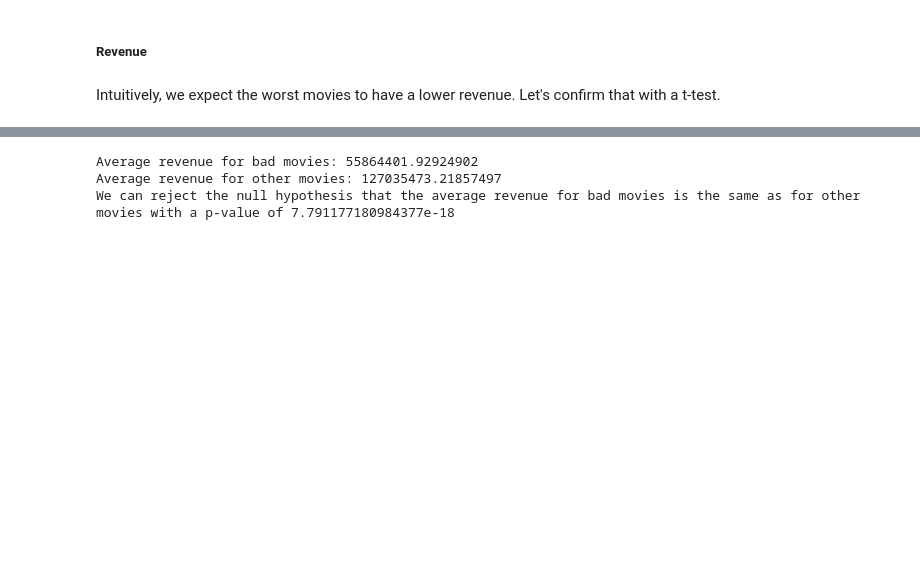
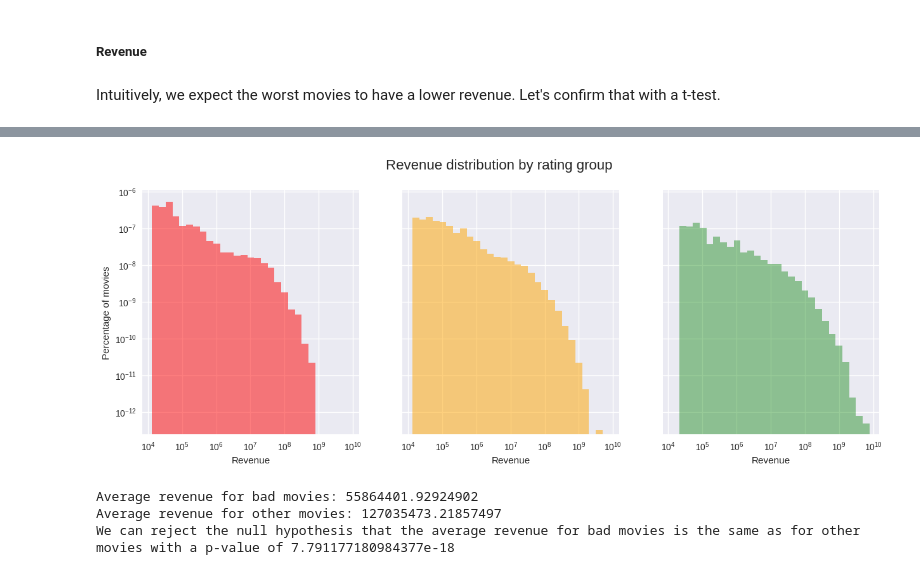
Before and after one commit to epfl-ada/ada-2022-project-adamax, a Jupyter notebook: src/final_analysis.ipynb, the cells around one changed output, grey strips where cells are left out. Saved outputs shown, nothing was run; the diff lists cells and outputs as text; code cells hidden in the pictures; blank space fills up the shorter version.

```diff
--- a/src/final_analysis.ipynb
+++ b/src/final_analysis.ipynb
@@ -453,3 +478,27 @@ plt.show()
+# %%
+# Do the revenue distribution visualization for the 3 groups
+fig, axes = plt.subplots(1, 3, sharex=True, sharey=True, figsize=(15, 5))
+fig.suptitle("Revenue distribution by rating group", fontsize=16)
+
+# Log binning
+# Start from the smallest value in the data
+min = df_movies["adj_revenue_x"].min()
+max = df_movies["adj_revenue_x"].max()
+bins = np.logspace(np.log10(min), np.log10(max), 30)
+
+axes[0].hist(df_movies[df_movies["rating_group"] == "bad"]["adj_revenue_x"], bins=bins, density=True, cumulative=False, label="bad", alpha=0.5, color="red")
+axes[1].hist(df_movies[df_movies["rating_group"] == "average"]["adj_revenue_x"], bins=bins, density=True, cumulative=False, label="average", alpha=0.5, color="orange")
+axes[2].hist(df_movies[df_movies["rating_group"] == "good"]["adj_revenue_x"], bins=bins, density=True,  cumulative=False,label="good", alpha=0.4, color="green")
+
+for ax in axes:
+    ax.set_xscale("log")
+    ax.set_yscale("log")
+    ax.set_xlabel("Revenue")
+
+axes[0].set_ylabel("Percentage of movies")
+plt.show()
+# %% [output]
+[figure, added]
 # %%
 ttest_results = ttest_ind(df_movies[df_movies["rating_group"] == "bad"]["adj_revenue_x"].dropna(), df_movies[df_movies["rating_group"].isin(["good", "average"])]["adj_revenue_x"].dropna())
 print(f"Average revenue for bad movies: {df_movies[df_movies['rating_group'] == 'bad']['adj_revenue_x'].dropna().mean()}")
```
Also changed, not shown: parts of 10 cells of this notebook.
